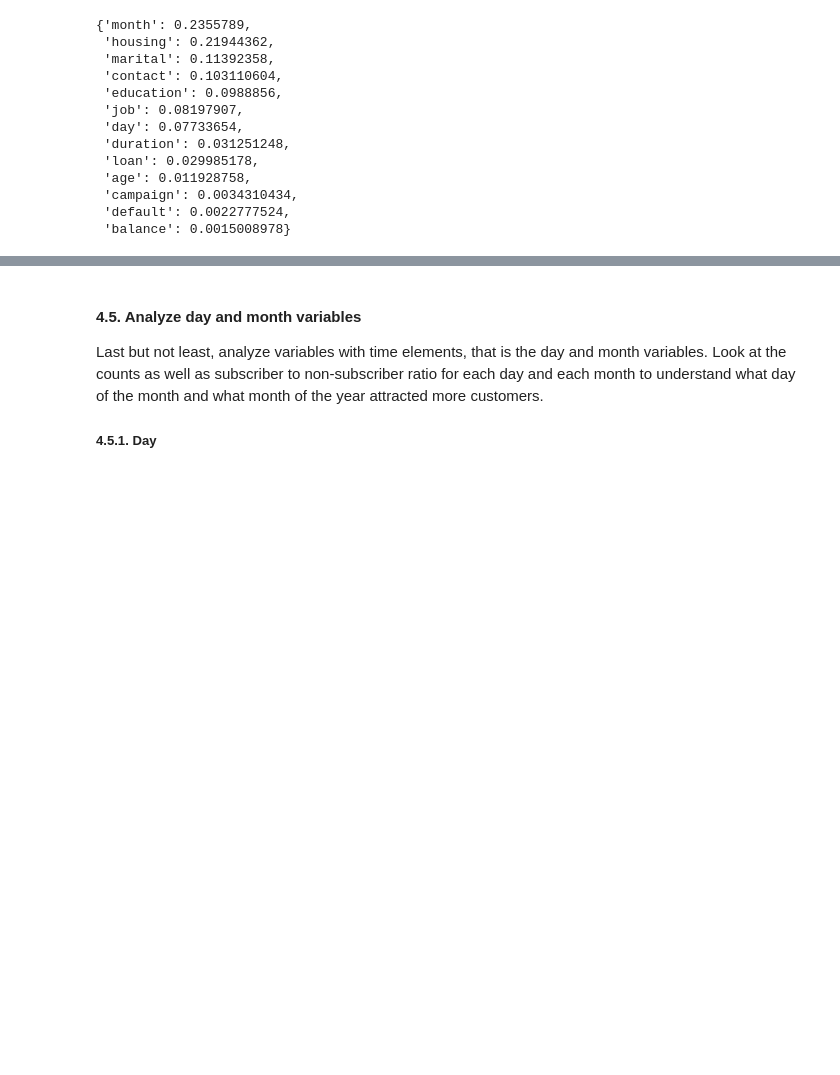
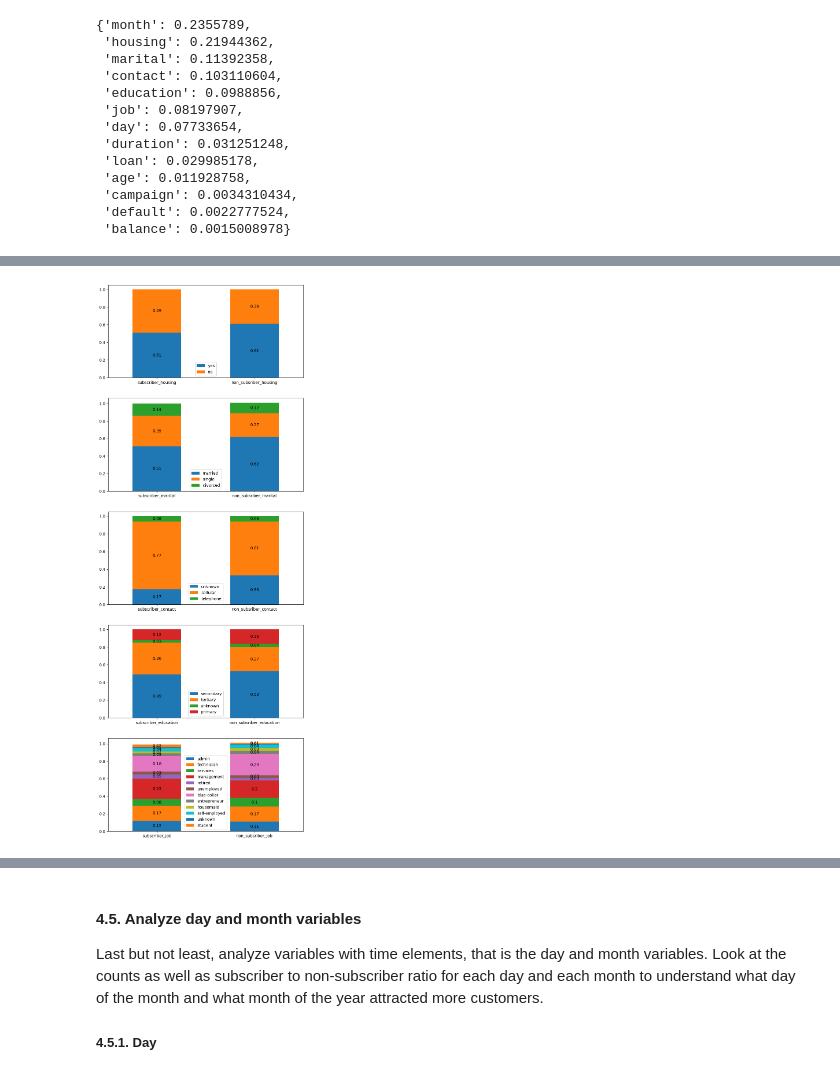
Before and after one commit to henryhyunwookim/Term-Deposit-Marketing, a Jupyter notebook: Term Deposit Marketing_v3.ipynb, the cells around one changed output, grey strips where cells are left out. Cells and saved outputs as stored; diff of their text form; code cells hidden in the pictures; blank space fills up the shorter version.

```diff
--- a/Term Deposit Marketing_v3.ipynb
+++ b/Term Deposit Marketing_v3.ipynb
@@ -257,11 +257,3 @@ We are also interested in finding customers who are more likely to buy the inves
 We could only look at the rows where the 'y' column value is 'yes', but that would be less meaningful if the characteristic of subscribers and non-subscribers are similar. For this reason, we will look at the two groups at the same time.
 
 Firstly, group the columns into numeric and non-numeric for different types of analyses.
-# %%
-numeric_columns = []
-non_numeric_columns = []
-for col in data.drop(["y"], axis=1).columns:
-    if type(data[col][0]) == str:
-        non_numeric_columns.append(col)
-    else:
-        numeric_columns.append(col)
@@ -435,7 +429,8 @@ It is difficult to identify which variable/column of the original data were more
 
 For this reason, group them based on the original columns (e.g. group "housing_yes" and "housing_no" into "housing" and sum their feature importances) so that we have the same number of features (and their importance) of the original data, that is 13 excluding the target variable "y".
 # %%
-group_items(_dict=sorted_dict, group_keys=data.drop(["y"], axis=1).columns)
+grouped_dict = group_items(_dict=sorted_dict, group_keys=data.drop(["y"], axis=1).columns)
+grouped_dict
 # %% [output]
 {'month': 0.2355789,
  'housing': 0.21944362,
@@ -454,0 +450,3 @@ group_items(_dict=sorted_dict, group_keys=data.drop(["y"], axis=1).columns)
+# %%
+top_features = [k for k, v in grouped_dict.items() if v > 0.05]
+top_features
@@ -454,0 +458,13 @@ group_items(_dict=sorted_dict, group_keys=data.drop(["y"], axis=1).columns)
+# %%
+cols_to_plot = [top_feature for top_feature in top_features if top_feature not in ['month', 'day']]
+num_cols = len(cols_to_plot)
+fig, axes = plt.subplots(num_cols, 1, figsize=(8, 4*num_cols))
+plt.tight_layout(pad=3)
+for i, col in enumerate(cols_to_plot):
+    ax = axes[i]
+    counts_df = concat_counts_df(df1=subscribers_df, df1_name="subscriber",
+                                 df2=non_subscribers_df, df2_name="non_subsriber",
+                                 column=col)
+    plot_bars(data=counts_df, ax=ax, stacked=True)
+# %% [output]
+[figure, added]
```
Also changed, not shown: parts of 26 cells of this notebook.
